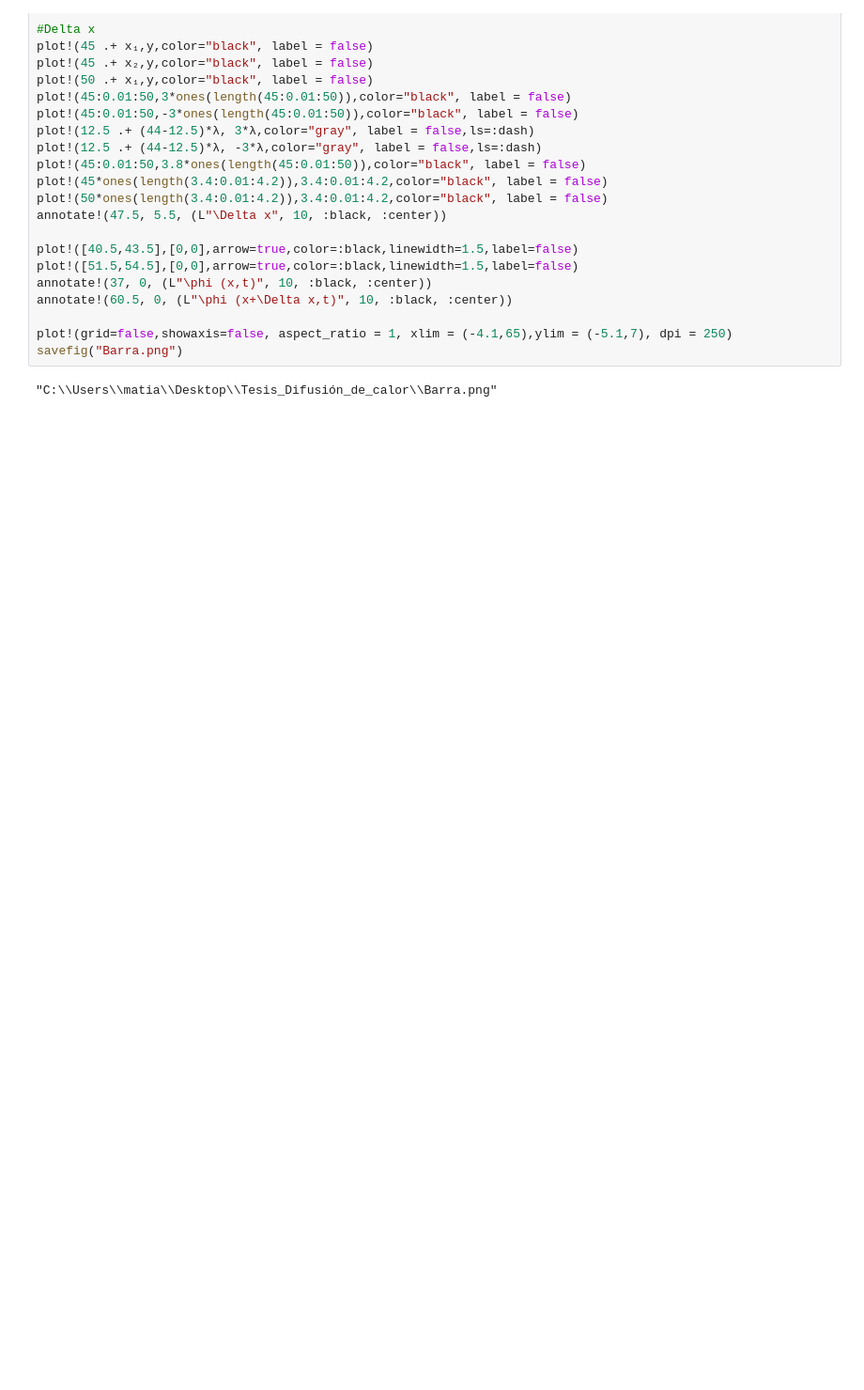
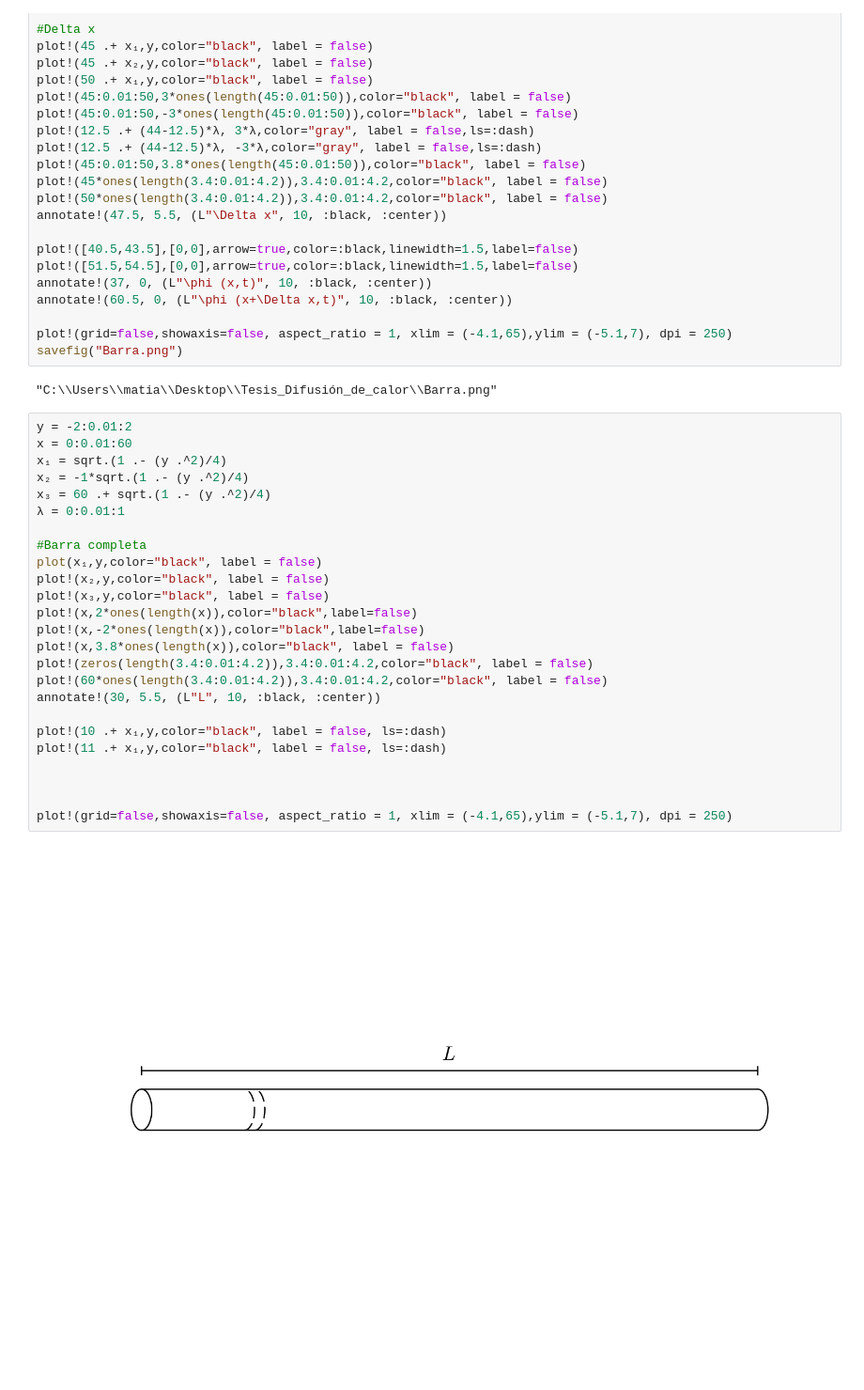
Before and after one commit to brayanmr24/Tesis_Difusion_de_calor, a Jupyter notebook: Imagenes y graficas.ipynb, the cells around one changed output. Shown at 94% size. Saved outputs shown, nothing was run; the diff lists cells and outputs as text; blank space fills up the shorter version.

Commit message:
Se agregan imagenes para primer capitulo

```diff
--- a/Imagenes y graficas.ipynb
+++ b/Imagenes y graficas.ipynb
@@ -43,3 +43,30 @@ plot!(grid=false,showaxis=false, aspect_ratio = 1, xlim = (-4.1,65),ylim = (-5.1
 savefig("Barra.png")
 # %% [output]
 "C:\\Users\\matia\\Desktop\\Tesis_Difusión_de_calor\\Barra.png"
+# %%
+y = -2:0.01:2
+x = 0:0.01:60
+x₁ = sqrt.(1 .- (y .^2)/4)
+x₂ = -1*sqrt.(1 .- (y .^2)/4)
+x₃ = 60 .+ sqrt.(1 .- (y .^2)/4)
+λ = 0:0.01:1
+
+#Barra completa
+plot(x₁,y,color="black", label = false)
+plot!(x₂,y,color="black", label = false)
+plot!(x₃,y,color="black", label = false)
+plot!(x,2*ones(length(x)),color="black",label=false)
+plot!(x,-2*ones(length(x)),color="black",label=false)
+plot!(x,3.8*ones(length(x)),color="black", label = false)
+plot!(zeros(length(3.4:0.01:4.2)),3.4:0.01:4.2,color="black", label = false)
+plot!(60*ones(length(3.4:0.01:4.2)),3.4:0.01:4.2,color="black", label = false)
+annotate!(30, 5.5, (L"L", 10, :black, :center))
+
+plot!(10 .+ x₁,y,color="black", label = false, ls=:dash)
+plot!(11 .+ x₁,y,color="black", label = false, ls=:dash)
+
+
+
+plot!(grid=false,showaxis=false, aspect_ratio = 1, xlim = (-4.1,65),ylim = (-5.1,7), dpi = 250)
+# %% [output]
+[figure, added]
```
Also changed, not shown: 2 other files.
